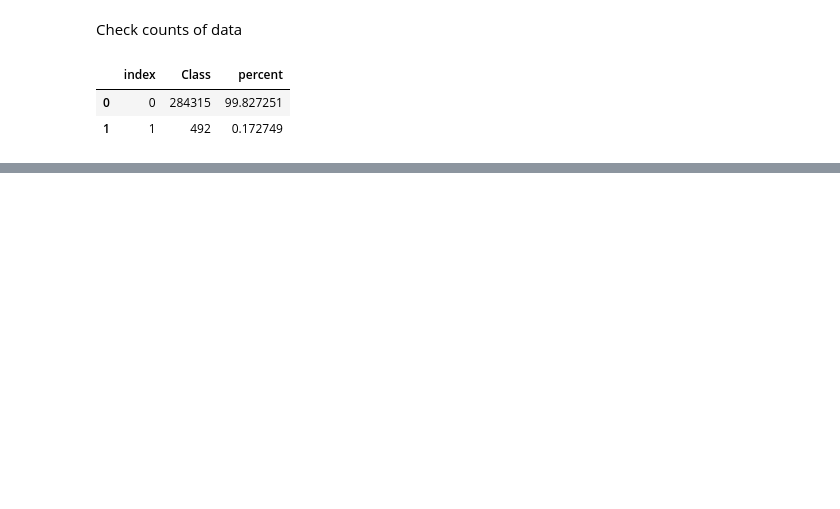
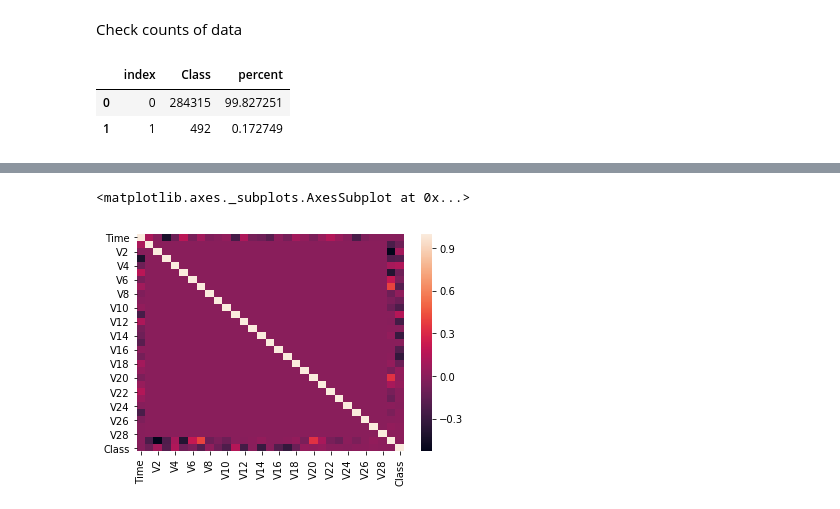
Before and after one commit to AsisASotelo/Credit_Card_Fraud, a Jupyter notebook: credit_card_fraud.data_exp.jupyter.v1.ipynb, the cells around one changed output, grey strips where cells are left out. Cells and saved outputs as stored; diff of their text form; code cells hidden in the pictures; blank space fills up the shorter version.

```diff
--- a/credit_card_fraud.data_exp.jupyter.v1.ipynb
+++ b/credit_card_fraud.data_exp.jupyter.v1.ipynb
@@ -126,0 +139,5 @@ check
+# %%
+sns.heatmap(corr)
+# %% [output]
+<matplotlib.axes._subplots.AxesSubplot at 0x...>
+[figure, added]
```
Also changed, not shown: parts of 11 cells of this notebook.
